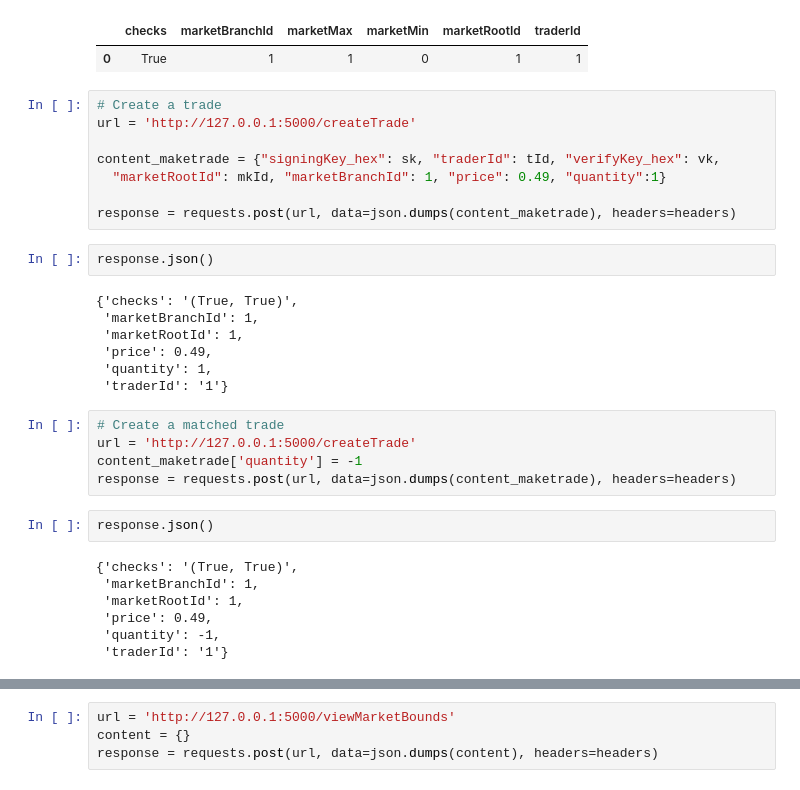
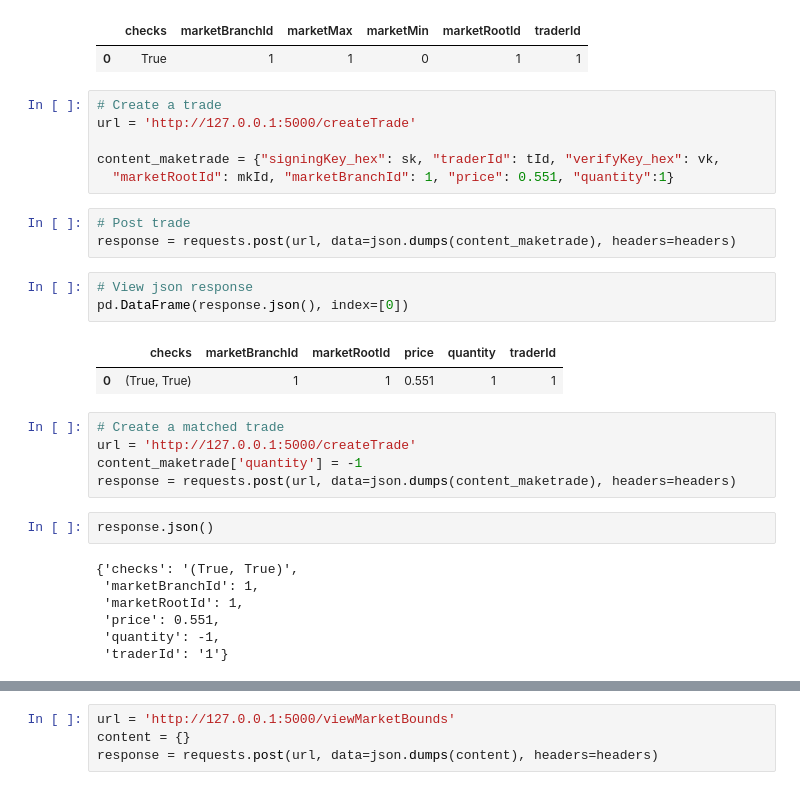
Before and after one commit to alpinechicken/blocmarket, a Jupyter notebook: doc/api.ipynb, the cells around one changed output, grey strips where cells are left out. Drawn from its saved outputs; the diff is of its cells as text.

```diff
--- a/doc/api.ipynb
+++ b/doc/api.ipynb
@@ -64,18 +51,16 @@ pd.DataFrame(response.json(), index=[0])
 url = 'http://127.0.0.1:5000/createTrade'
 
 content_maketrade = {"signingKey_hex": sk, "traderId": tId, "verifyKey_hex": vk,
-  "marketRootId": mkId, "marketBranchId": 1, "price": 0.49, "quantity":1}
-
-response = requests.post(url, data=json.dumps(content_maketrade), headers=headers)
+  "marketRootId": mkId, "marketBranchId": 1, "price": 0.551, "quantity":1}
-# %%
-response.json()
-# %% [output]
-{'checks': '(True, True)',
- 'marketBranchId': 1,
- 'marketRootId': 1,
- 'price': 0.49,
- 'quantity': 1,
- 'traderId': '1'}
+# %%
+# Post trade
+response = requests.post(url, data=json.dumps(content_maketrade), headers=headers)
+# %%
+# View json response
+pd.DataFrame(response.json(), index=[0])
+# %% [output]
+|  | checks | marketBranchId | marketRootId | price | quantity | traderId |
+| 0 | (True, True) | 1 | 1 | 0.551 | 1 | 1 |
 # %%
 # Create a matched trade
 url = 'http://127.0.0.1:5000/createTrade'
@@ -87,7 +72,7 @@ response.json()
 {'checks': '(True, True)',
  'marketBranchId': 1,
  'marketRootId': 1,
- 'price': 0.49,
+ 'price': 0.551,
  'quantity': -1,
  'traderId': '1'}
 # %%
```
Also changed, not shown: parts of 15 cells of this notebook, 30 other files.
